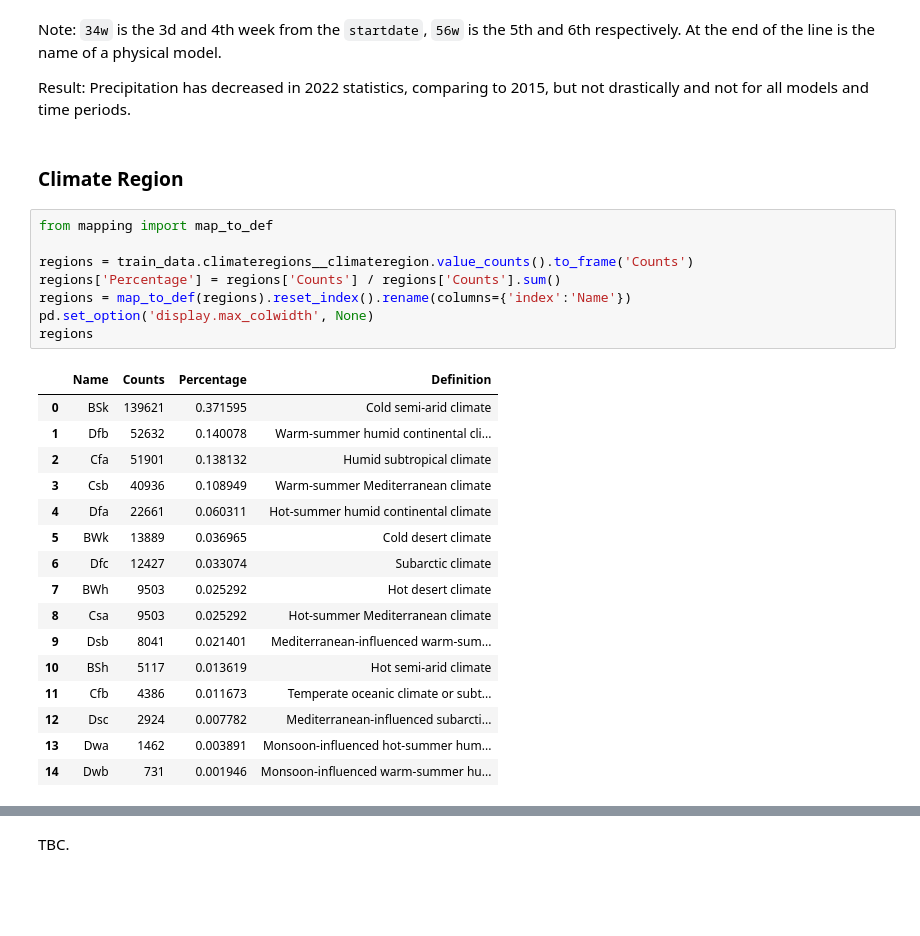
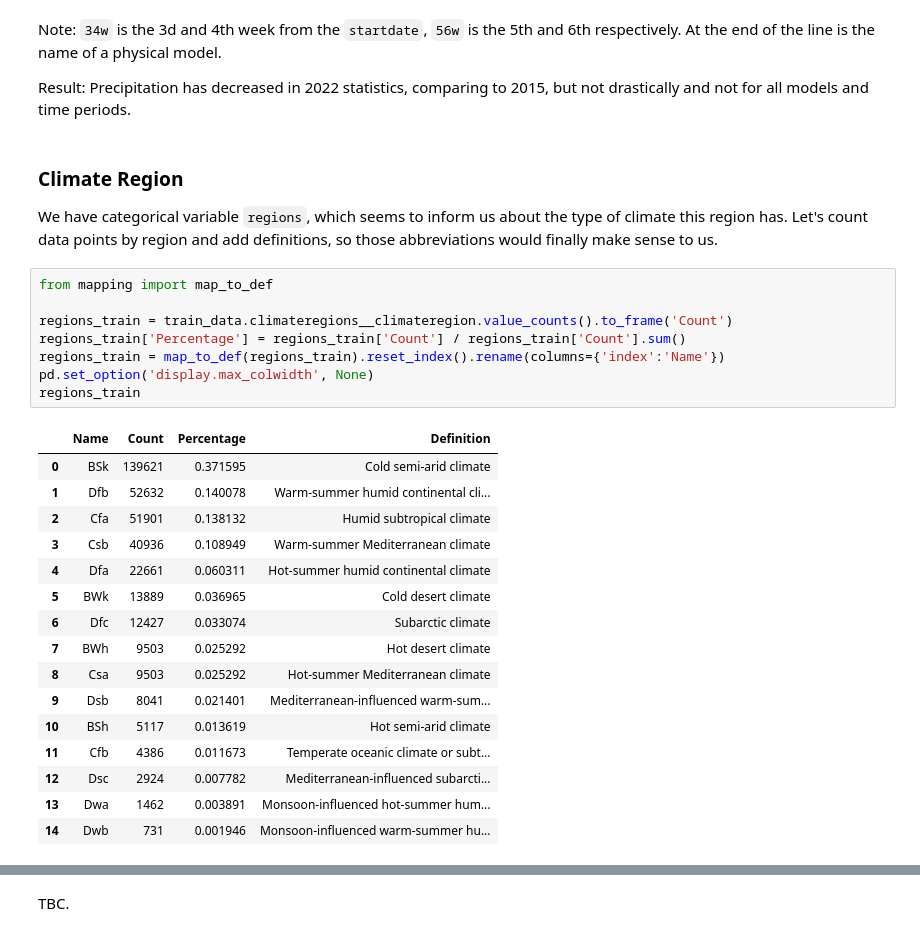
Before and after one commit to 3quetra/portfolio, a Jupyter notebook: ml/deep_learning/time_series/wids_datathon_2023/eda_temp_prediction.ipynb, the cells around one changed output, grey strips where cells are left out. Cells and saved outputs as stored; diff of their text form; blank space fills up the shorter version.

```diff
--- a/ml/deep_learning/time_series/wids_datathon_2023/eda_temp_prediction.ipynb
+++ b/ml/deep_learning/time_series/wids_datathon_2023/eda_temp_prediction.ipynb
@@ -385,18 +385,20 @@ compare_stats(
 Note: `34w` is the 3d and 4th week from the `startdate`, `56w` is the 5th and 6th respectively. At the end of the line is the name of a physical model.
 
 Result: Precipitation has decreased in 2022 statistics, comparing to 2015, but not drastically and not for all models and time periods.
-# %% [markdown]
-### Climate Region
+# %% [markdown]
+### Climate Region
+
+We have categorical variable `regions`, which seems to inform us about the type of climate this region has. Let's count data points by region and add definitions, so those abbreviations would finally make sense to us.
 # %%
 from mapping import map_to_def
 
-regions = train_data.climateregions__climateregion.value_counts().to_frame('Counts')
-regions['Percentage'] = regions['Counts'] / regions['Counts'].sum()
-regions = map_to_def(regions).reset_index().rename(columns={'index':'Name'})
+regions_train = train_data.climateregions__climateregion.value_counts().to_frame('Count')
+regions_train['Percentage'] = regions_train['Count'] / regions_train['Count'].sum()
+regions_train = map_to_def(regions_train).reset_index().rename(columns={'index':'Name'})
 pd.set_option('display.max_colwidth', None)
-regions
+regions_train
 # %% [output]
-|  | Name | Counts | Percentage | Definition |
+|  | Name | Count | Percentage | Definition |
 | 0 | BSk | 139621 | 0.371595 | Cold semi-arid climate |
 | 1 | Dfb | 52632 | 0.140078 | Warm-summer humid continental cli... |
 | 2 | Cfa | 51901 | 0.138132 | Humid subtropical climate |
```
Also changed, not shown: parts of 25 cells of this notebook.
